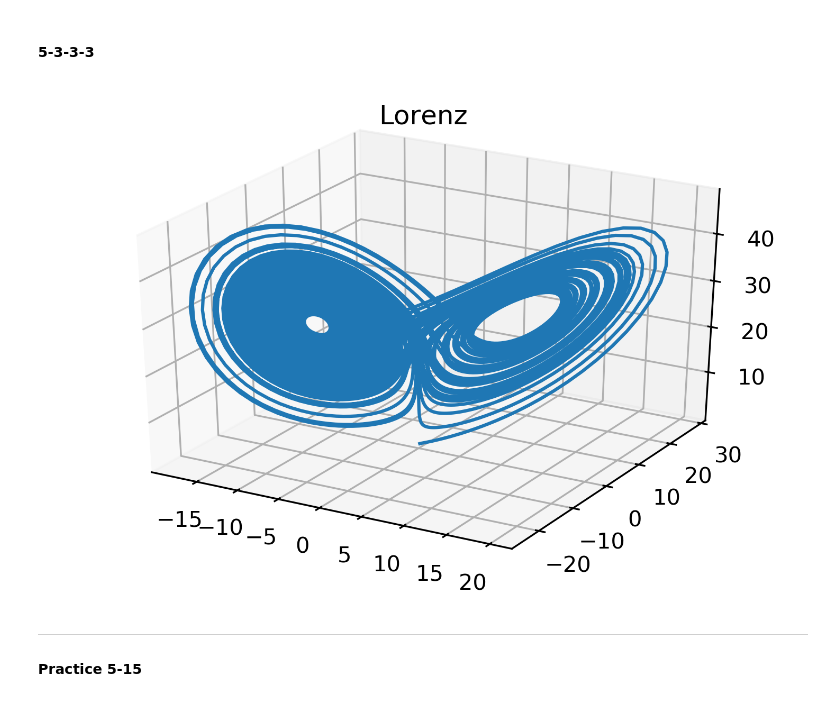
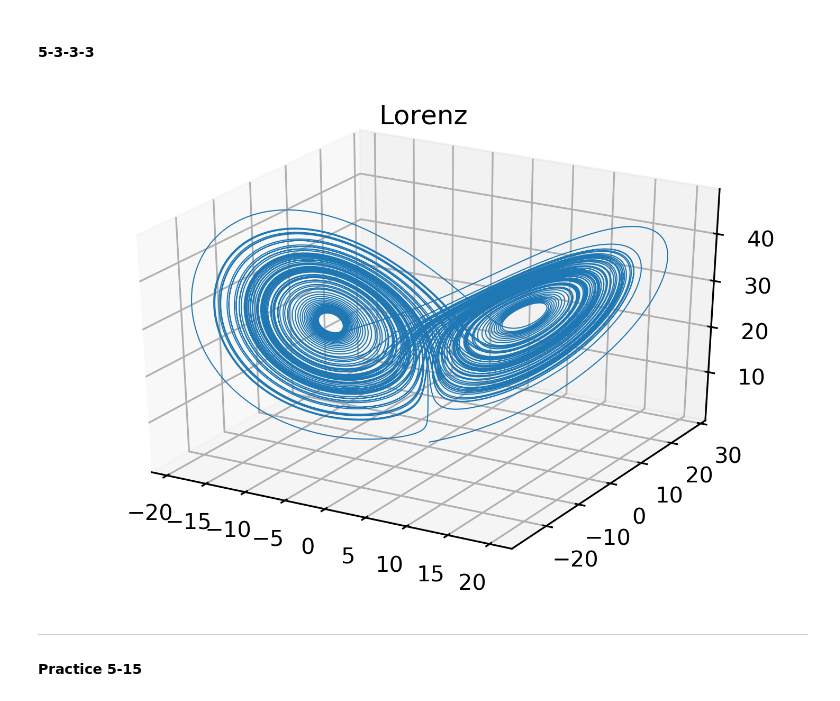
Before and after one commit to doppelgenkan/data-scientist, a Jupyter notebook: chap5/chap5-3-3.ipynb, the cells around one changed output. Cells and saved outputs as stored; diff of their text form; code cells hidden in the pictures.

```diff
--- a/chap5/chap5-3-3.ipynb
+++ b/chap5/chap5-3-3.ipynb
@@ -83,20 +85,20 @@ def lorenz_func(v, t, p, r, b):
 # %%
 p = 10
 r = 28
 b = 8/3
 v0 = [0.1, 0.1, 0.1]
-t = np.arange(0, 100, 0.01)
+t = np.arange(0, 100, 0.0001)
 
 v = odeint(lorenz_func, v0, t, args=(p,r,b))
 
 fig = plt.figure(dpi=300)
 ax = fig.gca(projection='3d')
-ax.plot(v[:,0], v[:,1], v[:,2])
+ax.plot(v[:,0], v[:,1], v[:,2], lw=0.5)
 
 plt.title('Lorenz')
 plt.grid(True)
 # %% [output]
-[figure, old version]
+[figure, new version]
 # %% [markdown]
 ***
 #### Practice 5-15
```
Also changed, not shown: parts of 5 cells of this notebook.
